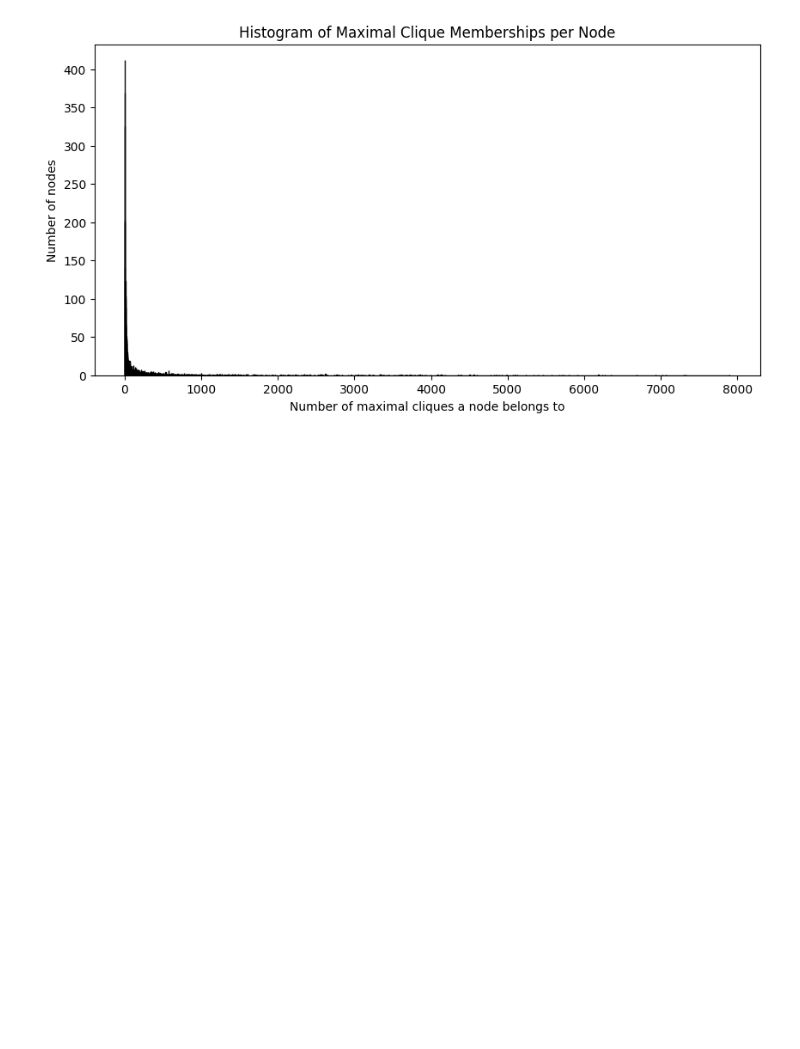
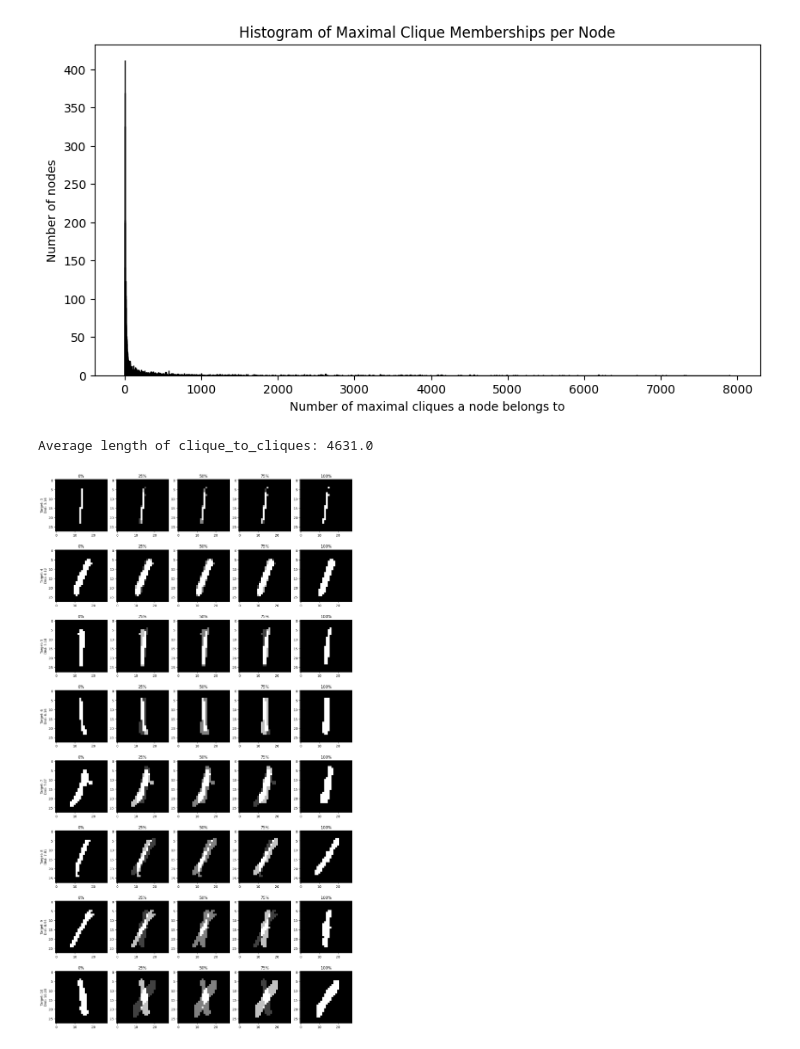
Before and after one commit to Antel0pe/NeuronsFiringTogetherWireTogether, a Jupyter notebook: SpaceOfMNIST_1.ipynb, the cells around one changed output. Cells and saved outputs as stored; diff of their text form; code cells hidden in the pictures; blank space fills up the shorter version.

```diff
--- a/SpaceOfMNIST_1.ipynb
+++ b/SpaceOfMNIST_1.ipynb
@@ -972,0 +967,78 @@ print(f"Clique intersection graph has {clique_graph.number_of_nodes()} nodes and
+# %%
+# prompt: find avg length of clique_to_cliques
+
+import numpy as np
+
+# Assuming clique_to_cliques is defined as in the provided code
+# Calculate the average length of the values in the clique_to_cliques dictionary
+avg_length = np.median([len(value) for value in clique_to_cliques.values()])
+print("Average length of clique_to_cliques:", avg_length)
+# %% [output]
+Average length of clique_to_cliques: 4631.0
+# %%
+import random
+import torch
+import matplotlib.pyplot as plt
+
+def find_pair_with_distance(vectors, target_distance, tolerance=0.2, max_tries=10000):
+    """
+    Randomly samples pairs of vectors until one is found whose Euclidean distance
+    is within tolerance of target_distance.
+
+    Args:
+        vectors (torch.Tensor): Tensor of shape (n, 784).
+        target_distance (float): The desired Euclidean distance.
+        tolerance (float): Acceptable deviation.
+        max_tries (int): Maximum number of random pairs to try.
+
+    Returns:
+        (i, j, d) tuple where i and j are indices and d is the distance,
+        or (None, None, None) if no pair was found.
+    """
+    n = vectors.shape[0]
+    for _ in range(max_tries):
+        i = random.randint(0, n - 1)
+        j = random.randint(0, n - 1)
+        if i == j:
+            continue
+        d = torch.dist(vectors[i], vectors[j], p=2).item()
+        if abs(d - target_distance) < tolerance:
+            return i, j, d
+    return None, None, None
+
+# Define target distances you want to investigate.
+target_distances = [3, 4, 5, 6, 7, 8, 9, 10]
+factors = [0.0, 0.25, 0.5, 0.75, 1.0]
+
+# List to store results: each item is (target, found_distance, list_of_interpolated_images)
+results = []
+for target in target_distances:
+    i, j, d = find_pair_with_distance(unique_vectors, target, tolerance=0.2)
+    if i is None:
+        print(f"Could not find a pair for target distance {target}")
+        continue
+    interp_images = []
+    for t in factors:
+        # Linear interpolation between endpoints.
+        interp = (1 - t) * unique_vectors[i] + t * unique_vectors[j]
+        # If your vectors are binary (or thresholded), you might want to threshold them
+        # e.g., interp = (interp > 0.5).float()
+        interp_images.append(interp.view(28, 28).cpu().numpy())
+    results.append((target, d, interp_images))
+
+# Plot each row: one row per target distance.
+num_rows = len(results)
+num_cols = len(factors)
+fig, axs = plt.subplots(num_rows, num_cols, figsize=(num_cols * 3, num_rows * 3))
+
+for row_idx, (target, d, images) in enumerate(results):
+    for col_idx, img in enumerate(images):
+        axs[row_idx, col_idx].imshow(img, cmap='gray')
+        # axs[row_idx, col_idx].axis('off')
+        if col_idx == 0:
+            axs[row_idx, col_idx].set_ylabel(f"Target: {target}\nDist: {d:.2f}", fontsize=10)
+        axs[row_idx, col_idx].set_title(f"{int(factors[col_idx]*100)}%")
+plt.tight_layout(rect=[0.1, 0, 1, 1])  # Leaves more space on the left
+plt.show()
+# %% [output]
+[figure, added]
```
Also changed, not shown: parts of 15 cells of this notebook.
